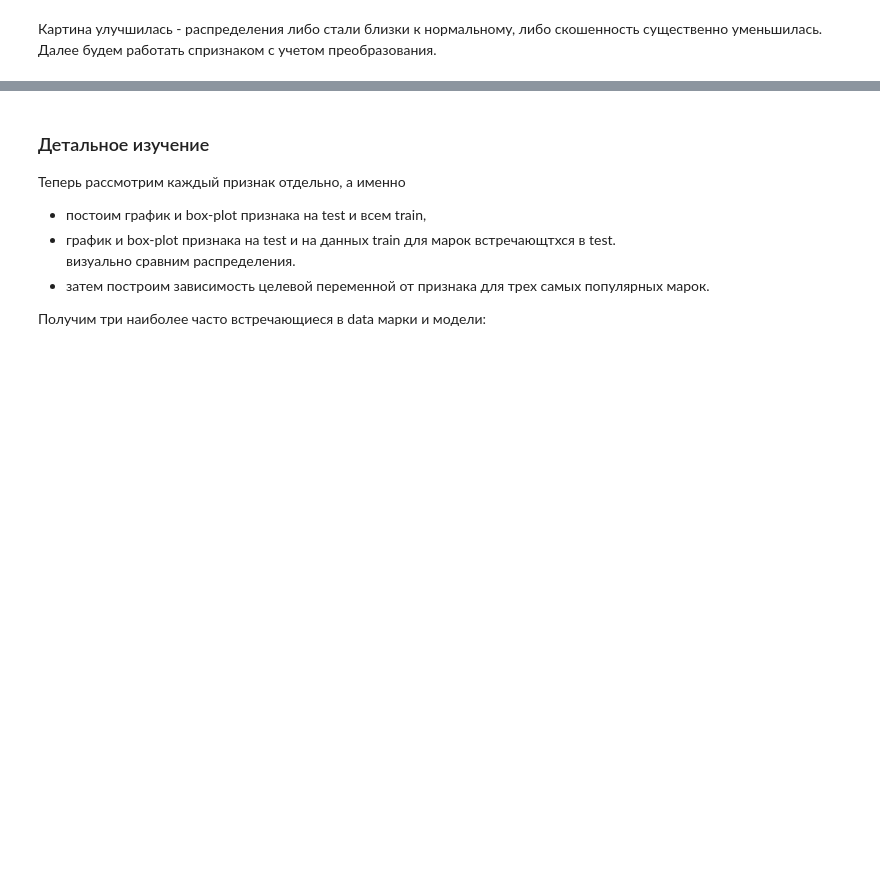
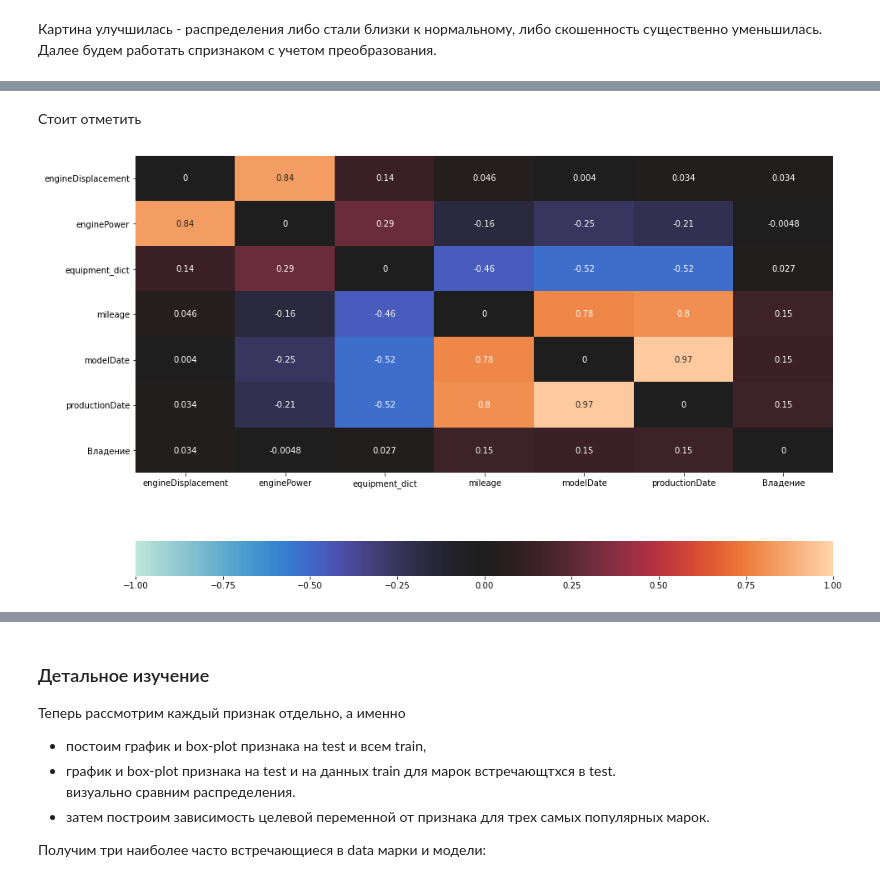
Before and after one commit to IvanovDmitryV/skillfactory_rds, a Jupyter notebook: Unit_7/Project_7_EDA0909.ipynb, the cells around one changed output, grey strips where cells are left out. Drawn from its saved outputs; the diff is of its cells as text; code cells hidden in the pictures; blank space fills up the shorter version.

```diff
--- a/Unit_7/Project_7_EDA0909.ipynb
+++ b/Unit_7/Project_7_EDA0909.ipynb
@@ -257 +257,3 @@ sns.pairplot(externdata_full[num_cols]);
+# %% [markdown]
+Стоит отметить
 # %%
@@ -260,0 +261,9 @@ sns.pairplot(externdata_full[num_cols]);
+# %%
+corr_matrix = externdata_full[num_cols].corr(method='spearman')-np.eye(len(num_cols))
+plt.figure(figsize = (15,10))
+sns.heatmap(corr_matrix,
+            annot = True,
+            vmin=-1, vmax=1, center= 0,
+            cbar_kws= {'orientation': 'horizontal'});
+# %% [output]
+[figure, added]
```
Also changed, not shown: parts of 12 cells of this notebook.
